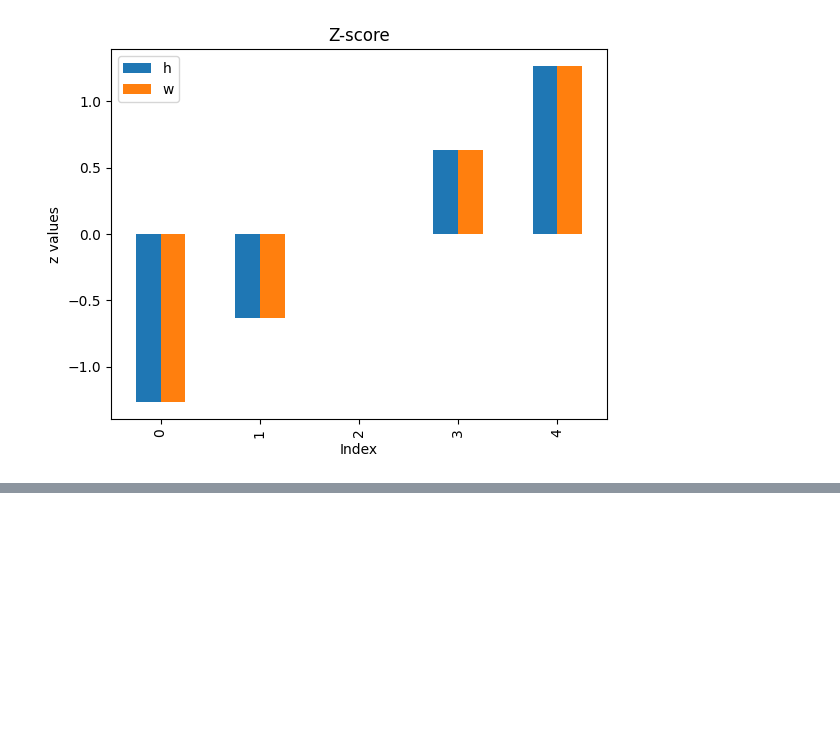
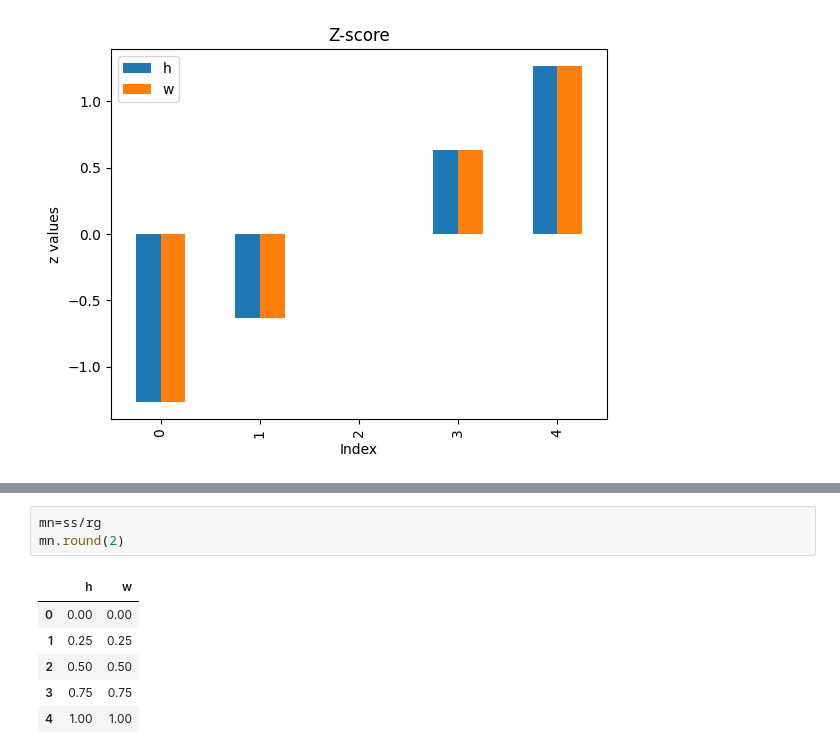
Before and after one commit to kaho0/Aaagh-more-math, a Jupyter notebook: Mod_3.ipynb, the cells around one changed output, grey strips where cells are left out. Saved outputs shown, nothing was run; the diff lists cells and outputs as text; blank space fills up the shorter version.

```diff
--- a/Mod_3.ipynb
+++ b/Mod_3.ipynb
@@ -45,0 +63,10 @@ plt.show()
+# %%
+mn=ss/rg
+mn.round(2)
+# %% [output]
+|  | h | w |
+| 0 | 0.00 | 0.00 |
+| 1 | 0.25 | 0.25 |
+| 2 | 0.50 | 0.50 |
+| 3 | 0.75 | 0.75 |
+| 4 | 1.00 | 1.00 |
```
Also changed, not shown: parts of 5 cells of this notebook.
